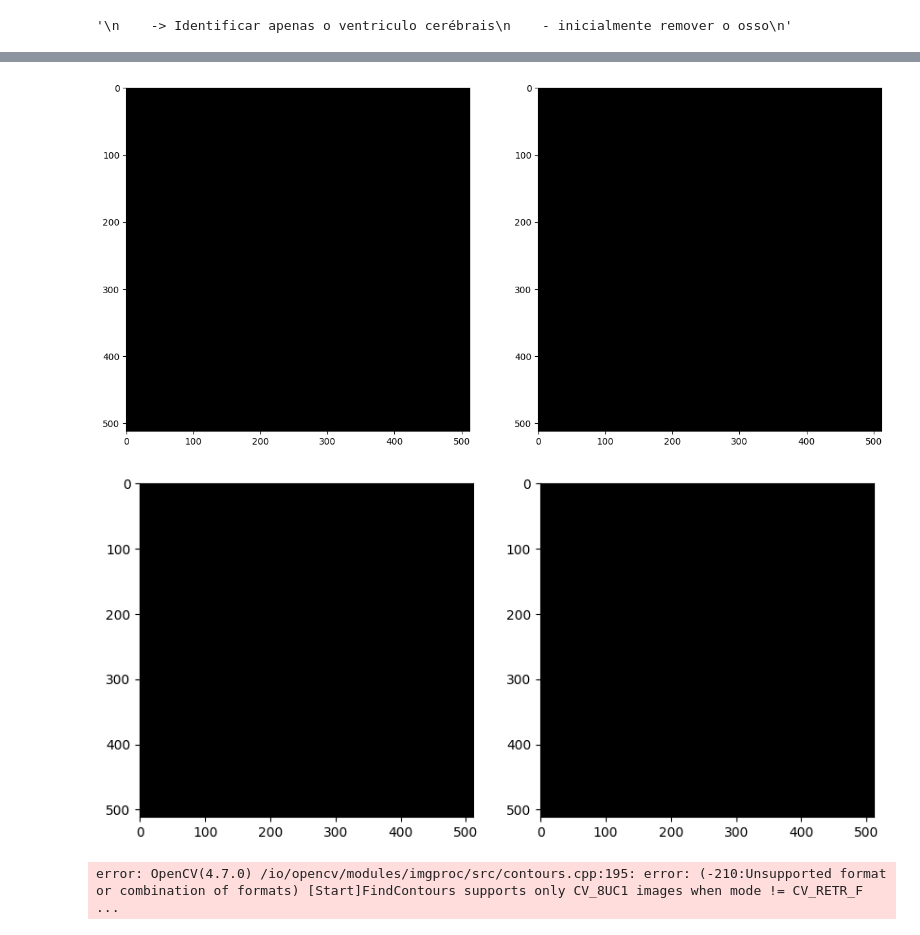
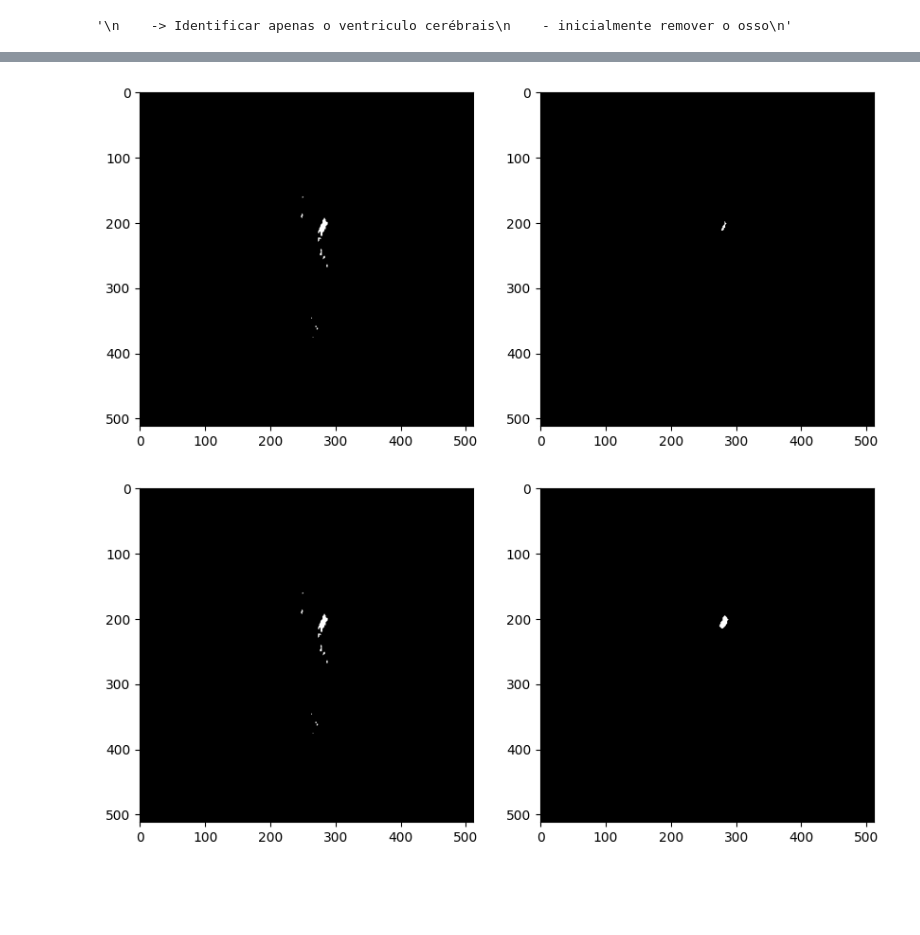
Before and after one commit to RafaelChavesPB/PDI-Medicas, a Jupyter notebook: Rafael/artigo/3d.ipynb, the cells around one changed output, grey strips where cells are left out. Saved outputs shown, nothing was run; the diff lists cells and outputs as text; code cells hidden in the pictures; blank space fills up the shorter version.

```diff
--- a/Rafael/artigo/3d.ipynb
+++ b/Rafael/artigo/3d.ipynb
@@ -114,21 +108,17 @@ compareTwoImages(windowed, maskBone)
-# %%
-original = slices[slice].pixel_array
-windowed = applyWindow(original, 1000, 1100, stick=False)
-kernel = np.ones((5,5),np.float32)/25
-windowed3 = cv2.filter2D(windowed,-1,kernel)
-filtered = applyBandpassFilter(windowed3, 15000, 30000)
-compareTwoImages(filtered, filtered & maskBone, mid)
-mask = cv2.erode(filtered & maskBone, elementRect, iterations=1)
-compareTwoImages(maskBone & filtered, mask)
-# %% [output]
-[figure, removed]
-[figure, removed]
+# %%
+removeBoneMask = cv2.erode(cv2.bitwise_not(bone), elementRect, iterations=40)
+ventricleMasks[2] = cv2.bitwise_and(ventricleMasks[1], removeBoneMask)
+ventricleMasks[3] = cv2.erode(ventricleMasks[2], elementRect, iterations=2)
+compareTwoImages(ventricleMasks[2], ventricleMasks[3])
+ventricleMasks[4] = cv2.dilate(ventricleMasks[3], elementCross, iterations=3)
+compareTwoImages(ventricleMasks[2], ventricleMasks[4])
+# %% [output]
+[figure, added]
+[figure, added]
 # %%
-contours, _ = cv2.findContours(mask, cv2.RETR_EXTERNAL, cv2.CHAIN_APPROX_SIMPLE)
-contour_image = cv2.drawContours(windowed.copy().astype('uint8'), contours, -1, (0, 255, 0), 2)
-compareTwoImages(windowed,contour_image, big)
+# contours, _ = cv2.findContours(mask, cv2.RETR_EXTERNAL, cv2.CHAIN_APPROX_SIMPLE)
+# contour_image = cv2.drawContours(windowed.copy().astype('uint8'), contours, -1, (0, 255, 0), 2)
+# compareTwoImages(windowed,contour_image, big)
-# %% [output]
-error: OpenCV(4.7.0) /io/opencv/modules/imgproc/src/contours.cpp:195: error: (-210:Unsupported format or combination of formats) [Start]FindContours supports only CV_8UC1 images when mode != CV_RETR_F ...
 # %%
 # original = slices[85].pixel_array
 
```
Also changed, not shown: parts of 2 cells of this notebook.
